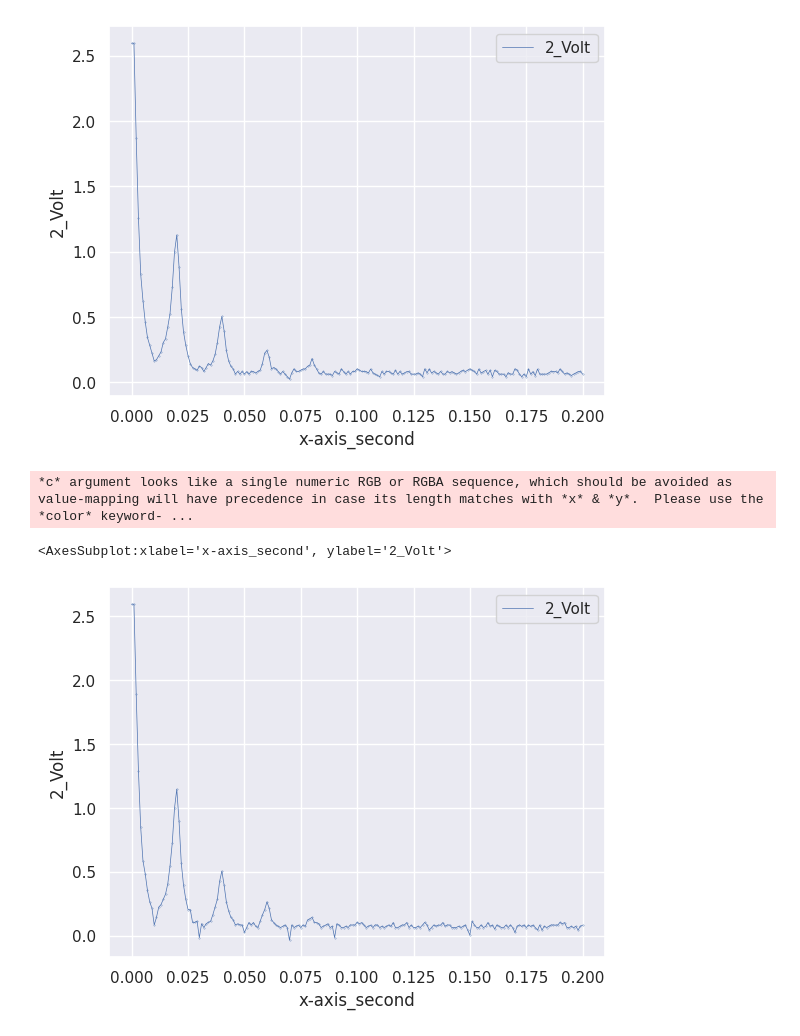
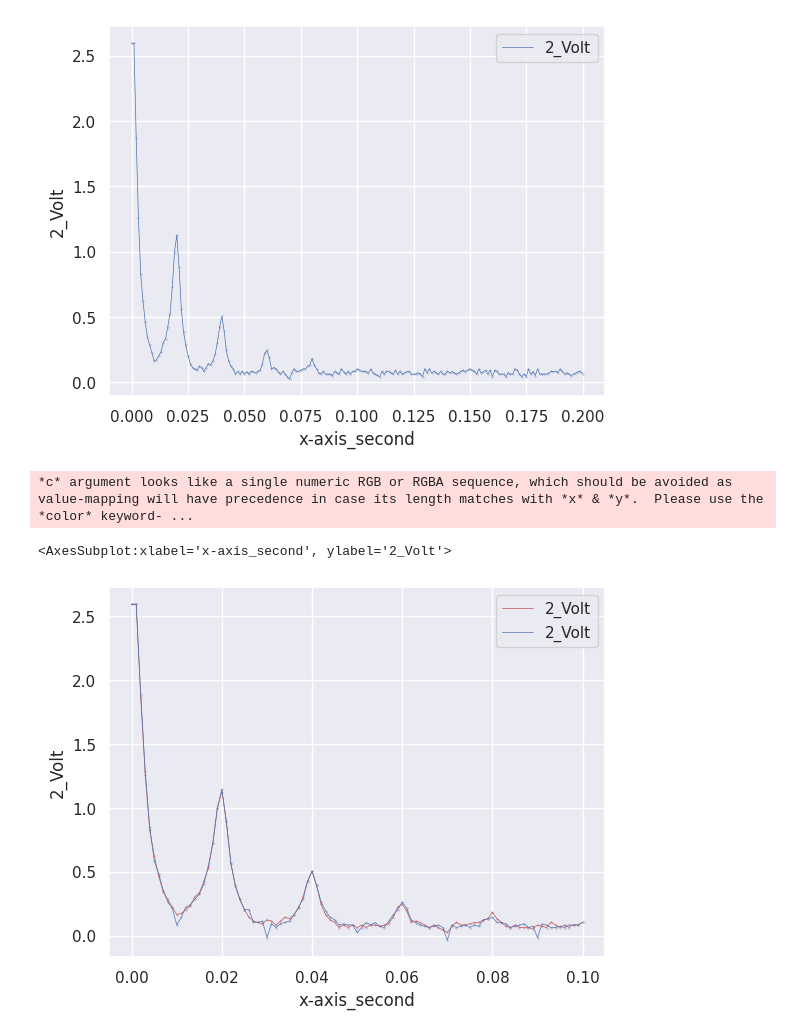
Before and after one commit to jodenn93/gNMR, a Jupyter notebook: code/analysis.ipynb, the cells around one changed output. Drawn from its saved outputs; the diff is of its cells as text; code cells hidden in the pictures.

```diff
--- a/code/analysis.ipynb
+++ b/code/analysis.ipynb
@@ -437,12 +437,15 @@ df_soel_CP.loc[df_soel_CP["x-axis_second"] <= 0.2].plot.line(x=0, y=2, ax=ax2, s
 <AxesSubplot:xlabel='x-axis_second', ylabel='2_Volt'>
 [figure]
 # %%
-ax3 = df_soel_MG.loc[df_soel_MG["x-axis_second"] <= 0.2].plot.scatter(x="x-axis_second",y="2_Volt",s=0.05)
-df_soel_MG.loc[df_soel_MG["x-axis_second"] <= 0.2].plot.line(x=0, y=2, ax=ax3, style='b', lw = 0.5)
+#ax3 = df_soel_MG.loc[df_soel_MG["x-axis_second"] <= 0.2].plot.scatter(x="x-axis_second",y="2_Volt",s=0.05)
+ax2 = df_soel_CP.loc[df_soel_CP["x-axis_second"] <= 0.1].plot.scatter(x="x-axis_second",y="2_Volt",s=0.05,color="r")
+df_soel_CP.loc[df_soel_CP["x-axis_second"] <= 0.1].plot.line(x=0, y=2, ax=ax2, style='r', lw = 0.5)
+df_soel_MG.loc[df_soel_MG["x-axis_second"] <= 0.1].plot.scatter(x="x-axis_second",y="2_Volt",ax = ax2,s=0.05)
+df_soel_MG.loc[df_soel_MG["x-axis_second"] <= 0.1].plot.line(x=0, y=2, ax=ax2, style='b', lw = 0.5)
 # %% [output]
 *c* argument looks like a single numeric RGB or RGBA sequence, which should be avoided as value-mapping will have precedence in case its length matches with *x* & *y*.  Please use the *color* keyword- ...
 <AxesSubplot:xlabel='x-axis_second', ylabel='2_Volt'>
-[figure, old version]
+[figure, new version]
 # %%
 
 
```
Also changed, not shown: parts of 7 cells of this notebook.
